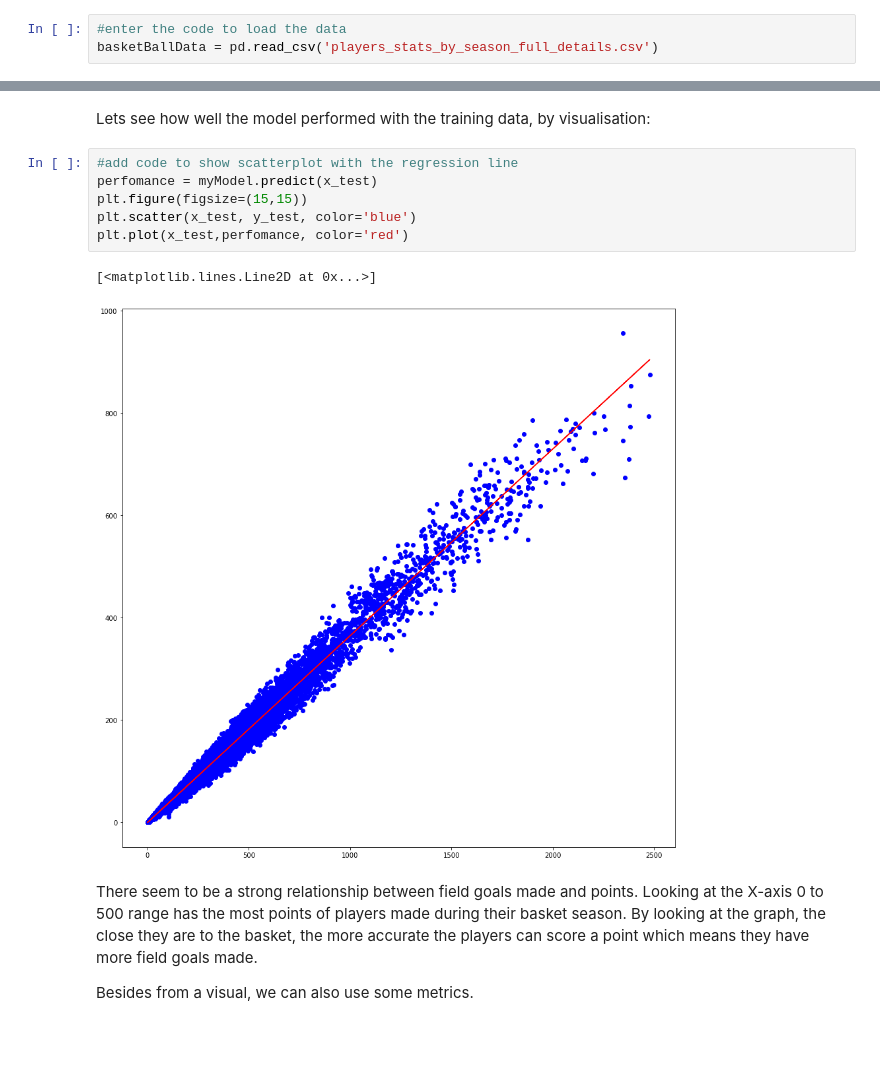
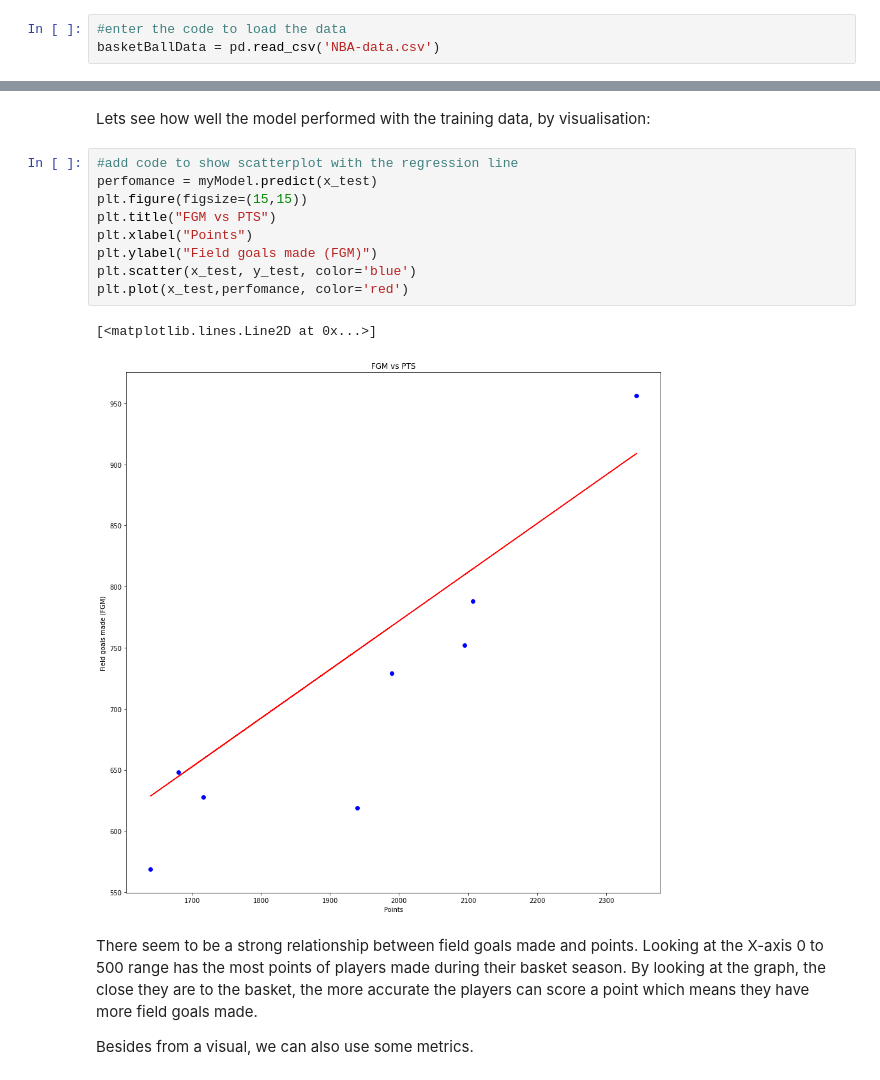
Before and after one commit to stephenpangga/Data-mining-and-statistics, a Jupyter notebook: Week 4/try-assignment/DMS - S4 - Assignment 1 - Template - clean.ipynb, the cells around one changed output, grey strips where cells are left out. Drawn from its saved outputs; the diff is of its cells as text; blank space fills up the shorter version.

```diff
--- a/Week 4/try-assignment/DMS - S4 - Assignment 1 - Template - clean.ipynb
+++ b/Week 4/try-assignment/DMS - S4 - Assignment 1 - Template - clean.ipynb
@@ -85,7 +85,7 @@ seaborn already installed, only imported
 We are going to use the datafile Basketball_season_1999-2000.csv</span>. This contains data from the 1999-2000 Basketball season player data</span>.
 # %%
 #enter the code to load the data
-basketBallData = pd.read_csv('players_stats_by_season_full_details.csv')
+basketBallData = pd.read_csv('NBA-data.csv')
 # %% [markdown]
 Here's a quick look at the data:
 # %%
@@ -171,12 +171,15 @@ Lets see how well the model performed with the training data, by visualisation:
 # %%
 #add code to show scatterplot with the regression line
 perfomance = myModel.predict(x_test)
 plt.figure(figsize=(15,15))
+plt.title("FGM vs PTS")
+plt.xlabel("Points")
+plt.ylabel("Field goals made (FGM)")
 plt.scatter(x_test, y_test, color='blue')
 plt.plot(x_test,perfomance, color='red')
 # %% [output]
 [<matplotlib.lines.Line2D at 0x...>]
-[figure, old version]
+[figure, new version]
 # %% [markdown]
 
 There seem to be a strong relationship between field goals made and points. Looking at the X-axis 0 to 500 range has the most points of players made during their basket season. By looking at the graph, the close they are to the basket, the more accurate the players can score a point which means they have more field goals made.
```
Also changed, not shown: parts of 19 cells of this notebook.
